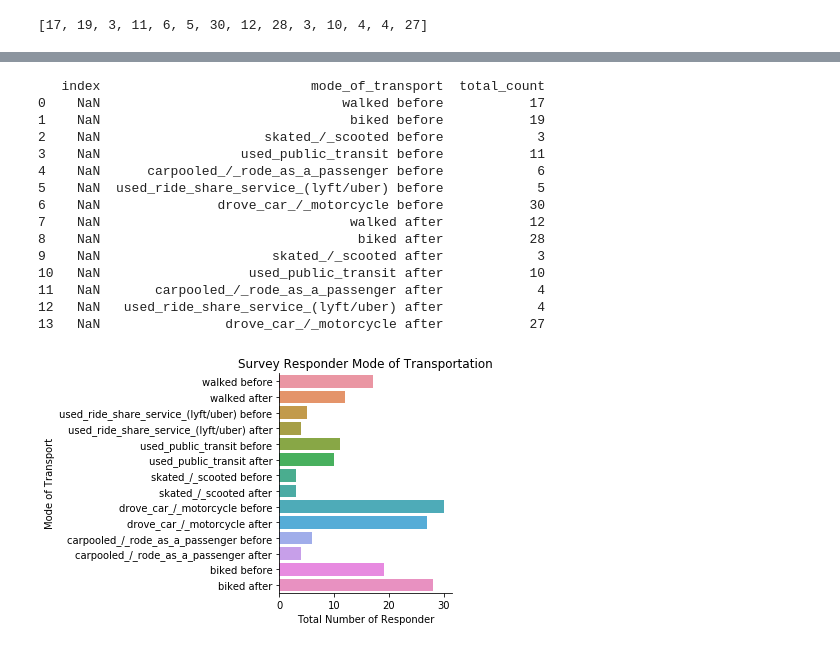
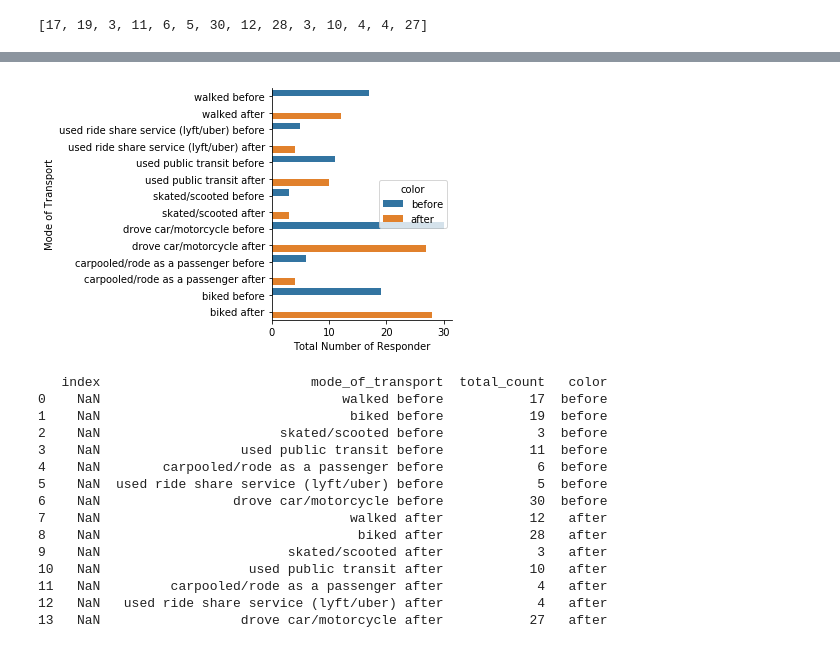
Before and after one commit to lindseytam/EBikeSurvey, a Jupyter notebook: notebook/analysis/01_summary_stats_ebike.ipynb, the cells around one changed output, grey strips where cells are left out. Saved outputs shown, nothing was run; the diff lists cells and outputs as text; code cells hidden in the pictures.

```diff
--- a/notebook/analysis/01_summary_stats_ebike.ipynb
+++ b/notebook/analysis/01_summary_stats_ebike.ipynb
@@ -91,3 +116,18 @@ plt.show()
+# %%
+#Code got from David's previous semester project
+temp = res.sort_values('mode_of_transport', ascending = False)[['mode_of_transport', 'total_count', 'color']]
+
+
+sns.barplot(data = temp, y = 'mode_of_transport', x = 'total_count', hue = 'color', orient = "h")
+sns.despine()
+plt.ylabel('Mode of Transport')
+plt.xlabel('Total Number of Responder')
+plt.tight_layout()
+
+plt.savefig(fig_path + 'surver_responder_mode_of_transportation', fmt = 'png', dpi = 300)
+plt.show()
+# %% [output]
+[figure, added]
 # %%
 #add before and after to the collumn names in transport_mode
 
@@ -96,47 +136,38 @@ res = pd.DataFrame()
 res = res.reset_index()
 
 new_transport_mode = []
+color = []
 for i in range(len(transport_mode)):
-    col_name = transport_mode[i]
+    col_name = transport_mode[i].replace('_/_', '/').replace('_',' ')
     if (col_name.count(".1") == 0):
         new_transport_mode.append(col_name + " before")
+        color.append("before")
     else:
         new_transport_mode.append(col_name[:len(col_name) - 2] + " after")
+        color.append("after")
+
 
 res['mode_of_transport'] = new_transport_mode
 res['total_count'] = count
+res['color'] = color
+
 print(res)
 # %% [output]
-   index                           mode_of_transport  total_count
-0    NaN                               walked before           17
-1    NaN                                biked before           19
-2    NaN                     skated_/_scooted before            3
-3    NaN                  used_public_transit before           11
-4    NaN      carpooled_/_rode_as_a_passenger before            6
-5    NaN  used_ride_share_service_(lyft/uber) before            5
-6    NaN               drove_car_/_motorcycle before           30
-7    NaN                                walked after           12
-8    NaN                                 biked after           28
-9    NaN                      skated_/_scooted after            3
-10   NaN                   used_public_transit after           10
-11   NaN       carpooled_/_rode_as_a_passenger after            4
-12   NaN   used_ride_share_service_(lyft/uber) after            4
-13   NaN                drove_car_/_motorcycle after           27
+   index                           mode_of_transport  total_count   color
+0    NaN                               walked before           17  before
+1    NaN                                biked before           19  before
+2    NaN                       skated/scooted before            3  before
+3    NaN                  used public transit before           11  before
+4    NaN        carpooled/rode as a passenger before            6  before
+5    NaN  used ride share service (lyft/uber) before            5  before
+6    NaN                 drove car/motorcycle before           30  before
+7    NaN                                walked after           12   after
+8    NaN                                 biked after           28   after
+9    NaN                        skated/scooted after            3   after
+10   NaN                   used public transit after           10   after
+11   NaN         carpooled/rode as a passenger after            4   after
+12   NaN   used ride share service (lyft/uber) after            4   after
+13   NaN                  drove car/motorcycle after           27   after
-# %%
-#Code got from David's previous semester project
-temp = res.sort_values('mode_of_transport', ascending = False)[['mode_of_transport', 'total_count']]
-
-sns.barplot(data = temp, y = 'mode_of_transport', x = 'total_count', orient = "h")
-sns.despine()
-plt.ylabel('Mode of Transport')
-plt.xlabel('Total Number of Responder')
-plt.title('Survey Responder Mode of Transportation')
-plt.tight_layout()
-
-plt.savefig(fig_path + 'surver_responder_mode_of_transportation', fmt = 'png', dpi = 300)
-plt.show()
-# %% [output]
-[figure, removed]
 # %%
 #Collect level of bike usage
 bike_before = pd.DataFrame().reset_index()
```
Also changed, not shown: parts of 16 cells of this notebook, 4 other files.
